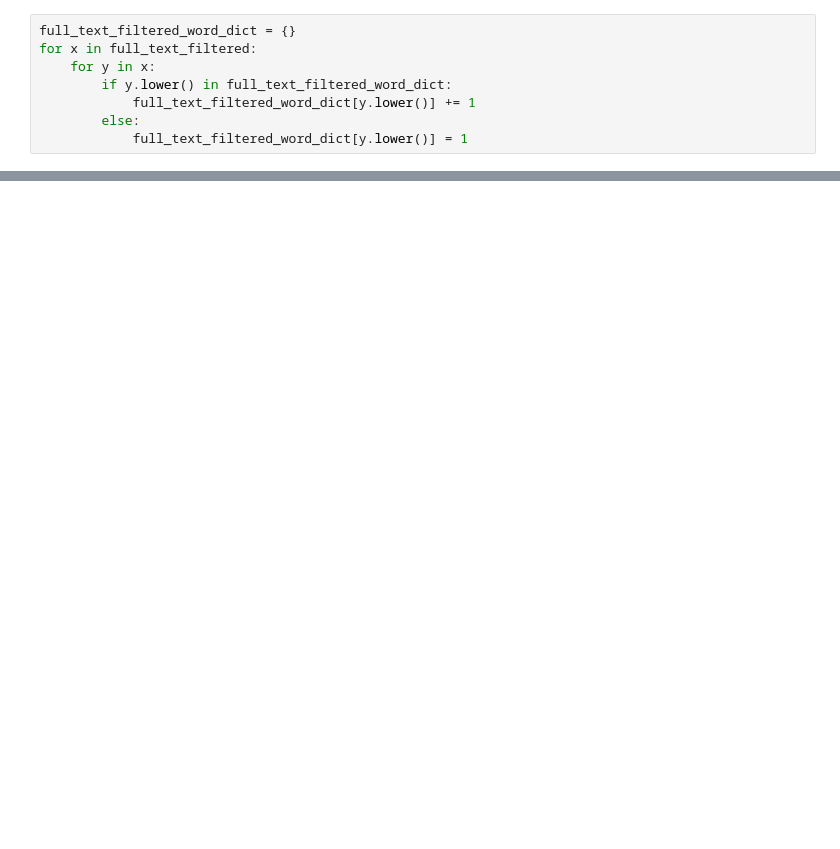
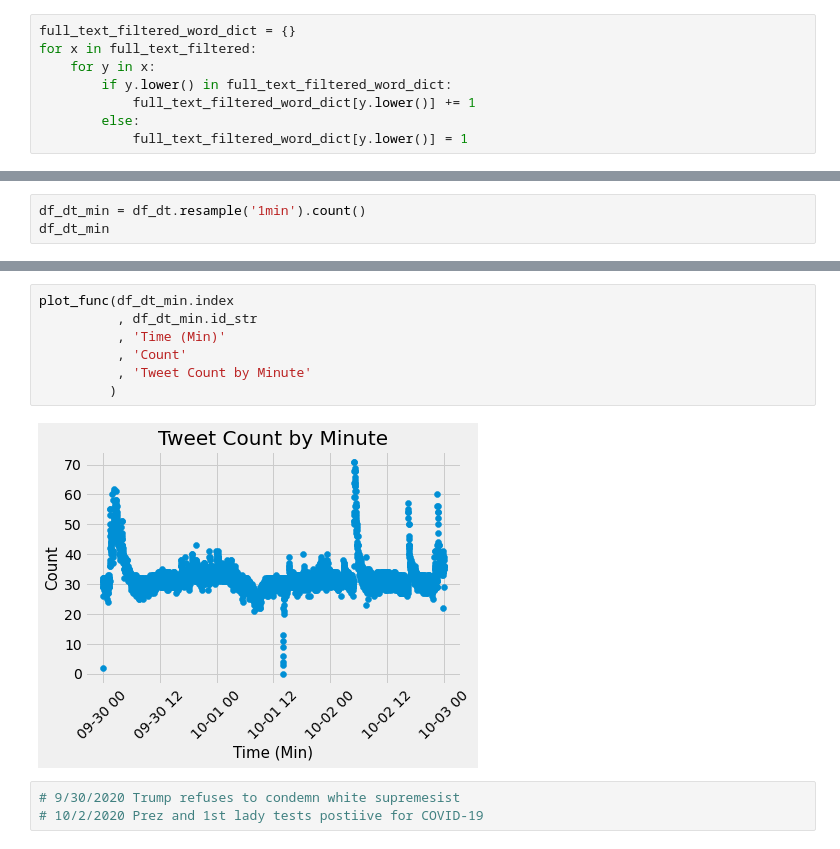
Before and after one commit to yuchild/galvanize_datathon2020, a Jupyter notebook: eda.ipynb, the cells around one changed output, grey strips where cells are left out. Cells and saved outputs as stored; diff of their text form; blank space fills up the shorter version.

```diff
--- a/eda.ipynb
+++ b/eda.ipynb
@@ -957,0 +1005,3 @@ full_text_filtered_word_dict_sorted[:20]
+# %%
+df_dt_min = df_dt.resample('1min').count()
+df_dt_min
@@ -957,0 +1023,12 @@ full_text_filtered_word_dict_sorted[:20]
+# %%
+plot_func(df_dt_min.index
+          , df_dt_min.id_str
+          , 'Time (Min)'
+          , 'Count'
+          , 'Tweet Count by Minute'
+         )
+# %% [output]
+[figure, added]
+# %%
+# 9/30/2020 Trump refuses to condemn white supremesist
+# 10/2/2020 Prez and 1st lady tests postiive for COVID-19
```
Also changed, not shown: parts of 12 cells of this notebook.
